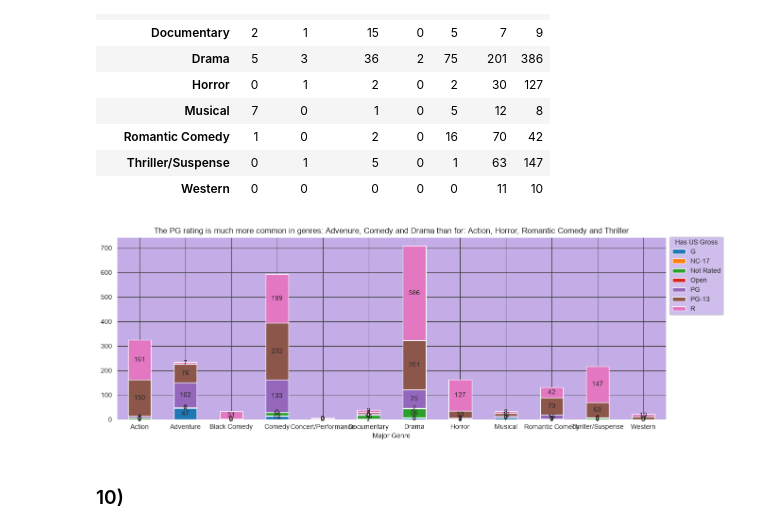
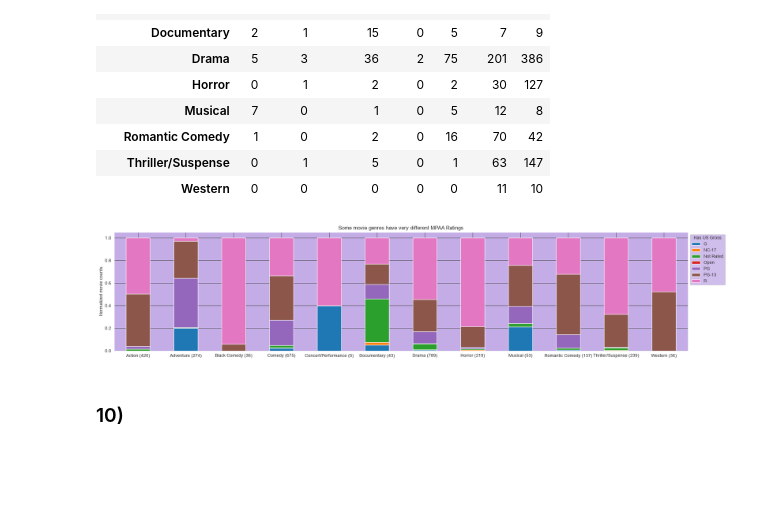
Before and after one commit to jakobschonberg/lexicon, a Jupyter notebook: Data_Analysis_Visualization/Project_Movies/movies.ipynb, the cells around one changed output. Drawn from its saved outputs; the diff is of its cells as text; code cells hidden in the pictures; blank space fills up the shorter version.

Commit message:
da_project fix plot

```diff
--- a/Data_Analysis_Visualization/Project_Movies/movies.ipynb
+++ b/Data_Analysis_Visualization/Project_Movies/movies.ipynb
@@ -633,6 +633,7 @@ plt.show()
 Is there a relation betwwen Genre and MPAA rating?
 # %%
 ctab = pd.crosstab(movies['Major Genre'], movies['MPAA Rating'])
+ctab_normalized = ctab.transform(lambda x: x / x.sum(), axis=1)
 ctab
 # %% [output]
 | MPAA Rating | G | NC-17 | Not Rated | Open | PG | PG-13 | R |
@@ -649,14 +650,20 @@ ctab
 | Romantic Comedy | 1 | 0 | 2 | 0 | 16 | 70 | 42 |
 | Thriller/Suspense | 0 | 1 | 5 | 0 | 1 | 63 | 147 |
 | Western | 0 | 0 | 0 | 0 | 0 | 11 | 10 |
+# %%
+new_index = []
+for index, row in ctab_normalized.iterrows():
+    if movies.where(movies['Major Genre'] == index)['Major Genre'].count() > 0:
+        new_index.append(index + ' ('+ str(movies.where(movies['Major Genre'] == index)['Major Genre'].count())+')')
+ctab_normalized.index = new_index
 # %%
-ax = ctab.plot(figsize=(15,5), kind='bar', stacked=True, rot=0)
-ax.legend(title='Has US Gross', bbox_to_anchor=(1, 1.02), loc='upper left')
-ax.set_title('The PG rating is much more common in genres: Advenure, Comedy and Drama than for: Action, Horror, Romantic Comedy and Thriller')
+ax = ctab_normalized.plot(figsize=(24,5), kind='bar', stacked=True, rot=0)
+ax.legend(title='Has US Gross', bbox_to_anchor=(1, 1), loc='upper left')
+ax.set_title('Some movie genres have very different MPAA Ratings')
 for c in ax.containers:
-    ax.bar_label(c, label_type='center')
+    ax.set_ylabel('Normalized movie counts')
 # %% [output]
-[figure, old version]
+[figure, new version]
 # %% [markdown]
 ### 10)
 # %%
```
Also changed, not shown: parts of 1 cell of this notebook.
